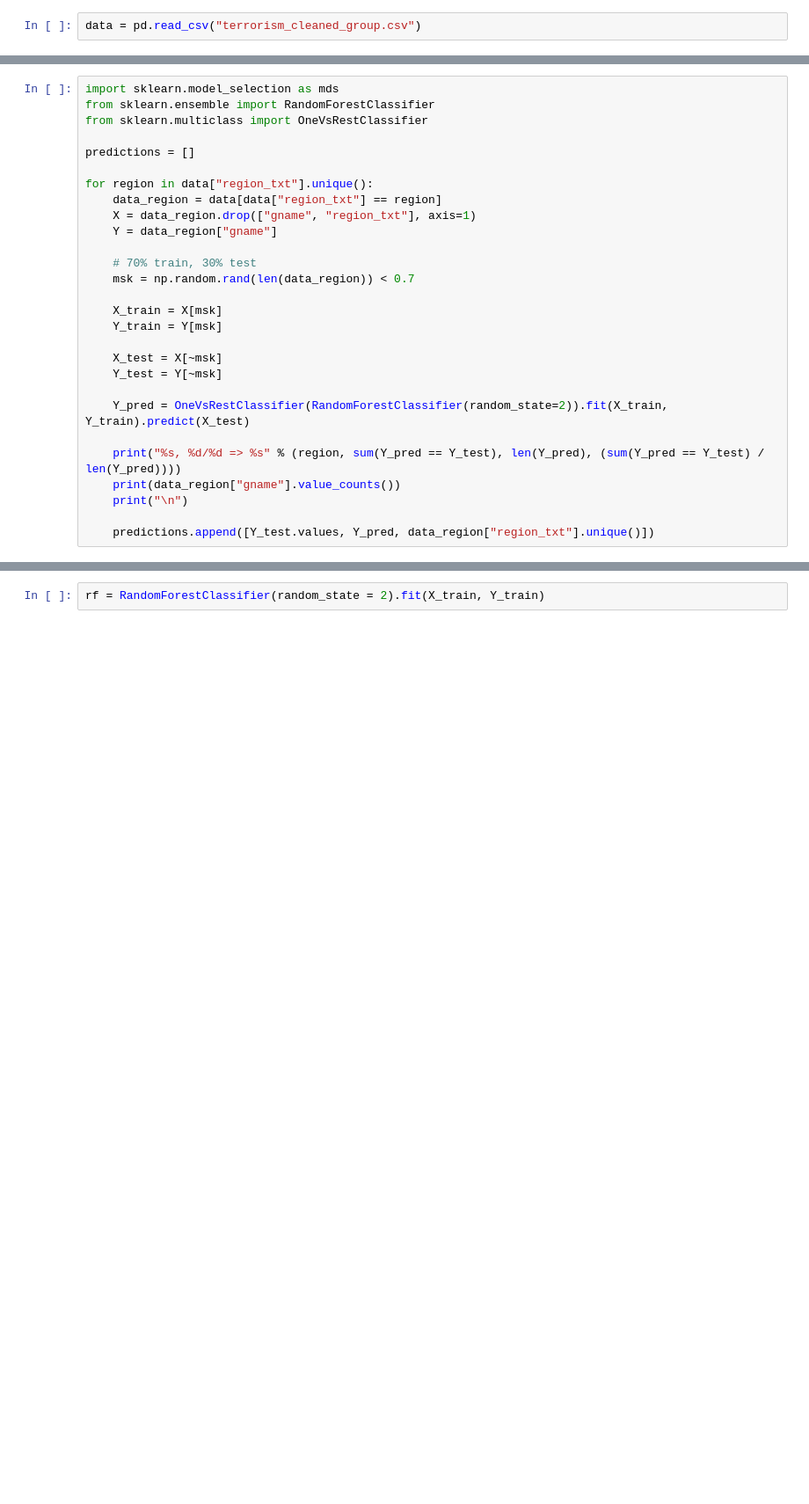
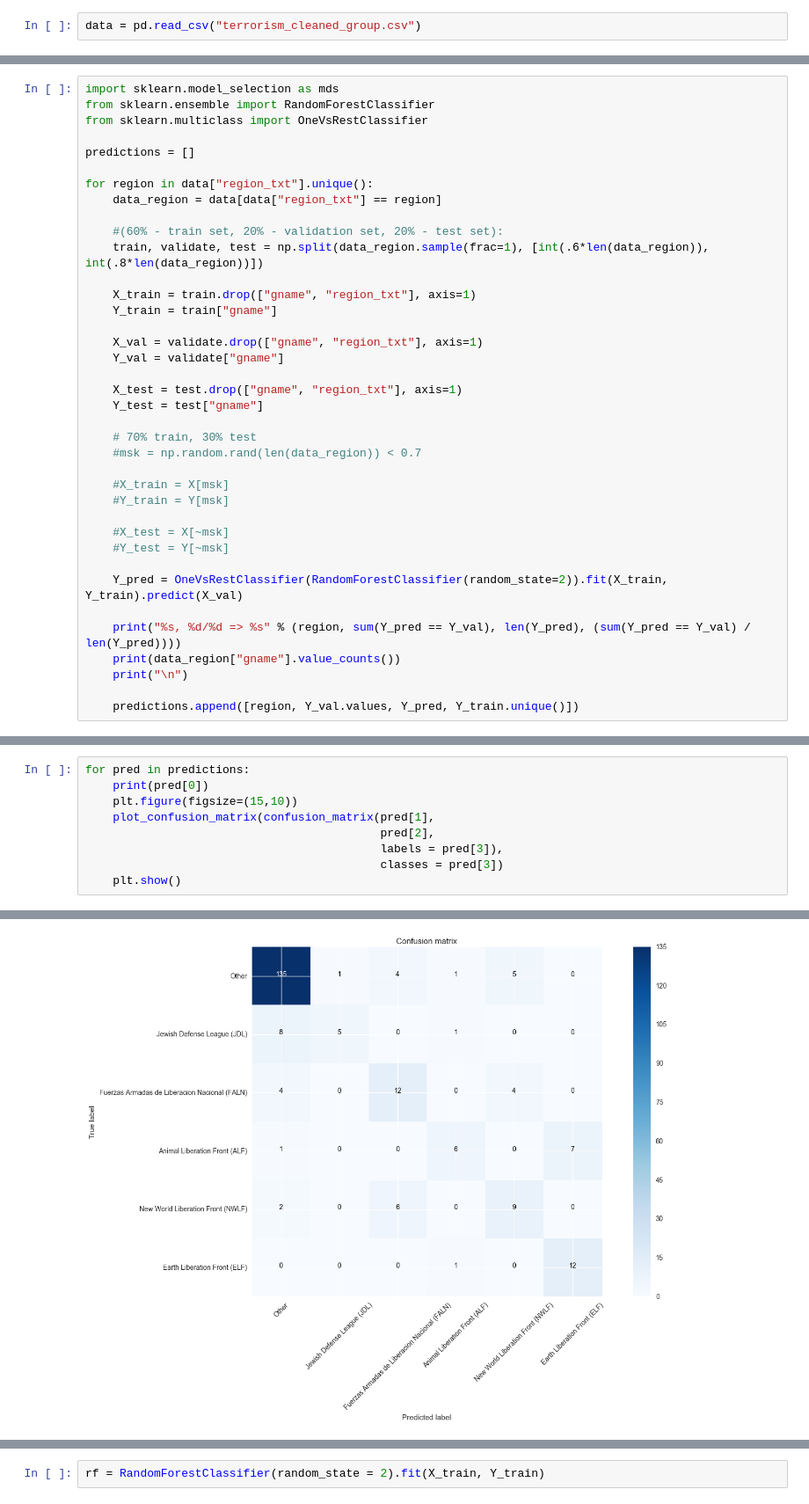
Before and after one commit to msandim/tum-data-mining-lab, a Jupyter notebook: Week 6/Prediction group.ipynb, the cells around one changed output, grey strips where cells are left out. Shown at 88% size. Saved outputs shown, nothing was run; the diff lists cells and outputs as text; blank space fills up the shorter version.

```diff
--- a/Week 6/Prediction group.ipynb
+++ b/Week 6/Prediction group.ipynb
@@ -137,23 +125,33 @@ predictions = []
 
 for region in data["region_txt"].unique():
     data_region = data[data["region_txt"] == region]
-    X = data_region.drop(["gname", "region_txt"], axis=1)
-    Y = data_region["gname"]
+
+    #(60% - train set, 20% - validation set, 20% - test set):
+    train, validate, test = np.split(data_region.sample(frac=1), [int(.6*len(data_region)), int(.8*len(data_region))])
+
+    X_train = train.drop(["gname", "region_txt"], axis=1)
+    Y_train = train["gname"]
+
+    X_val = validate.drop(["gname", "region_txt"], axis=1)
+    Y_val = validate["gname"]
+
+    X_test = test.drop(["gname", "region_txt"], axis=1)
+    Y_test = test["gname"]
 
     # 70% train, 30% test
-    msk = np.random.rand(len(data_region)) < 0.7
+    #msk = np.random.rand(len(data_region)) < 0.7
 
-    X_train = X[msk]
-    Y_train = Y[msk]
+    #X_train = X[msk]
+    #Y_train = Y[msk]
 
-    X_test = X[~msk]
-    Y_test = Y[~msk]
+    #X_test = X[~msk]
+    #Y_test = Y[~msk]
 
-    Y_pred = OneVsRestClassifier(RandomForestClassifier(random_state=2)).fit(X_train, Y_train).predict(X_test)
+    Y_pred = OneVsRestClassifier(RandomForestClassifier(random_state=2)).fit(X_train, Y_train).predict(X_val)
 
-    print("%s, %d/%d => %s" % (region, sum(Y_pred == Y_test), len(Y_pred), (sum(Y_pred == Y_test) / len(Y_pred))))
+    print("%s, %d/%d => %s" % (region, sum(Y_pred == Y_val), len(Y_pred), (sum(Y_pred == Y_val) / len(Y_pred))))
     print(data_region["gname"].value_counts())
     print("\n")
 
-    predictions.append([Y_test.values, Y_pred, data_region["region_txt"].unique()])
+    predictions.append([region, Y_val.values, Y_pred, Y_train.unique()])
 # %% [output]
@@ -207,0 +175,10 @@ ValueError: At least one label specified must be in y_true
+# %%
+for pred in predictions:
+    print(pred[0])
+    plt.figure(figsize=(15,10))
+    plot_confusion_matrix(confusion_matrix(pred[1],
+                                           pred[2],
+                                           labels = pred[3]),
+                                           classes = pred[3])
+    plt.show()
+# %% [output]
@@ -207,0 +187 @@ ValueError: At least one label specified must be in y_true
+[figure, added]
```
Also changed, not shown: parts of 13 cells of this notebook, 4 other files.
